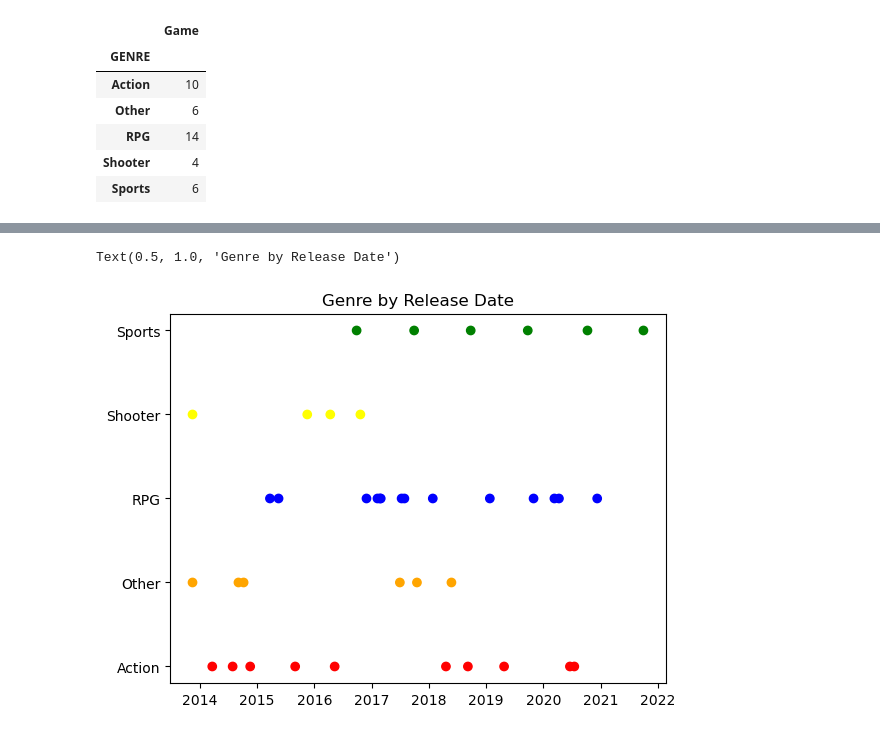
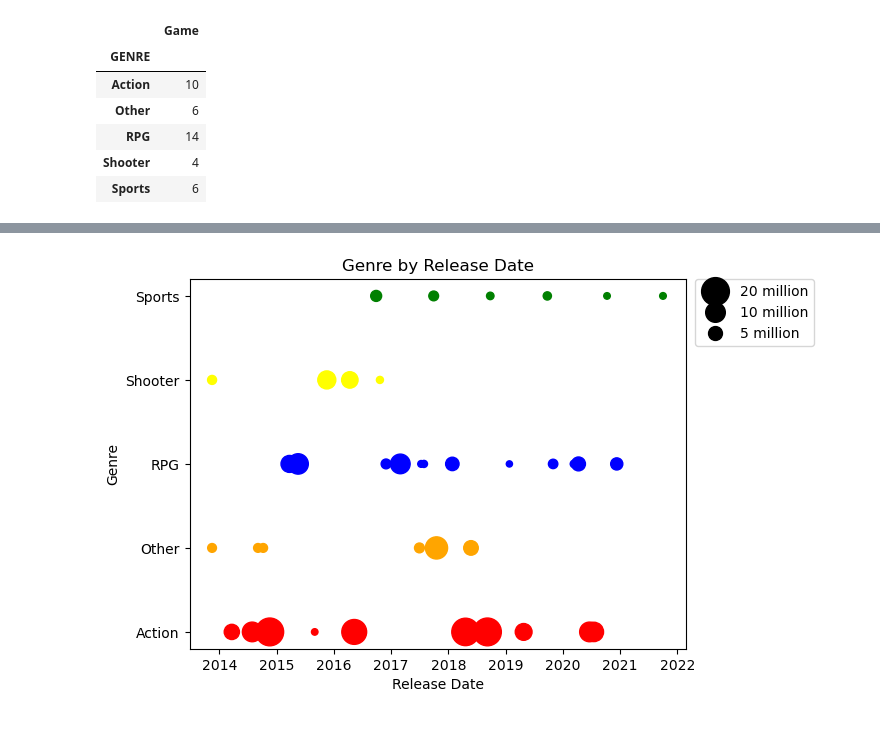
Before and after one commit to sarahjanewhite/CSC221-sarahjanewhite-GroupProject, a Jupyter notebook: CSC221-sarahjanewhite-GroupProject.ipynb, the cells around one changed output, grey strips where cells are left out. Saved outputs shown, nothing was run; the diff lists cells and outputs as text; code cells hidden in the pictures.

Commit message:
Add plots

```diff
--- a/CSC221-sarahjanewhite-GroupProject.ipynb
+++ b/CSC221-sarahjanewhite-GroupProject.ipynb
@@ -228,6 +146,9 @@ CSV file saved successfully: 'CSC221-webscrape-data.csv'
 # PART 2 Plotting
 # %%
 # Read the CSV file into a data frame
+file_path = 'CSC221-webscrape-data.csv'
+import pandas as pd
+import re
 df = pd.read_csv(file_path)
 df
 # %% [output]
@@ -436,8 +359,13 @@ Text(0.5, 1.0, 'Aggregate Copies Sold by Genre')
 # %%
-colorTable = {'Action': 'red', 'Other': 'orange', 'RPG': 'blue', 'Sports': 'green', 'Shooter': 'yellow'}
-colors = [colorTable[x] for x in df['GENRE']]
-plot.scatter(df['Date'], df['GENRE'], c=colors)
+# Plot Genre by Release Date with marker size representing copies sold
+markerSize = [20 * float(x) for x in df['Millions']]
+plot.scatter(df['Date'], df['GENRE'], c=colors, s=markerSize)
 plot.title('Genre by Release Date')
+plot.xlabel("Release Date")
+plot.ylabel("Genre")
+lines = [Line2D([0], [0], color='k', marker='o', markersize=(20 * s)**0.5, linestyle='') for s in [20, 10, 5]]
+labels = ['20 million', '10 million', '5 million']
+plot.legend(lines, labels, bbox_to_anchor=(1.02, 1), loc='upper left', borderaxespad=0.)
+plot.show()
 # %% [output]
-Text(0.5, 1.0, 'Genre by Release Date')
-[figure, old version]
+[figure, new version]
```
Also changed, not shown: parts of 9 cells of this notebook.
